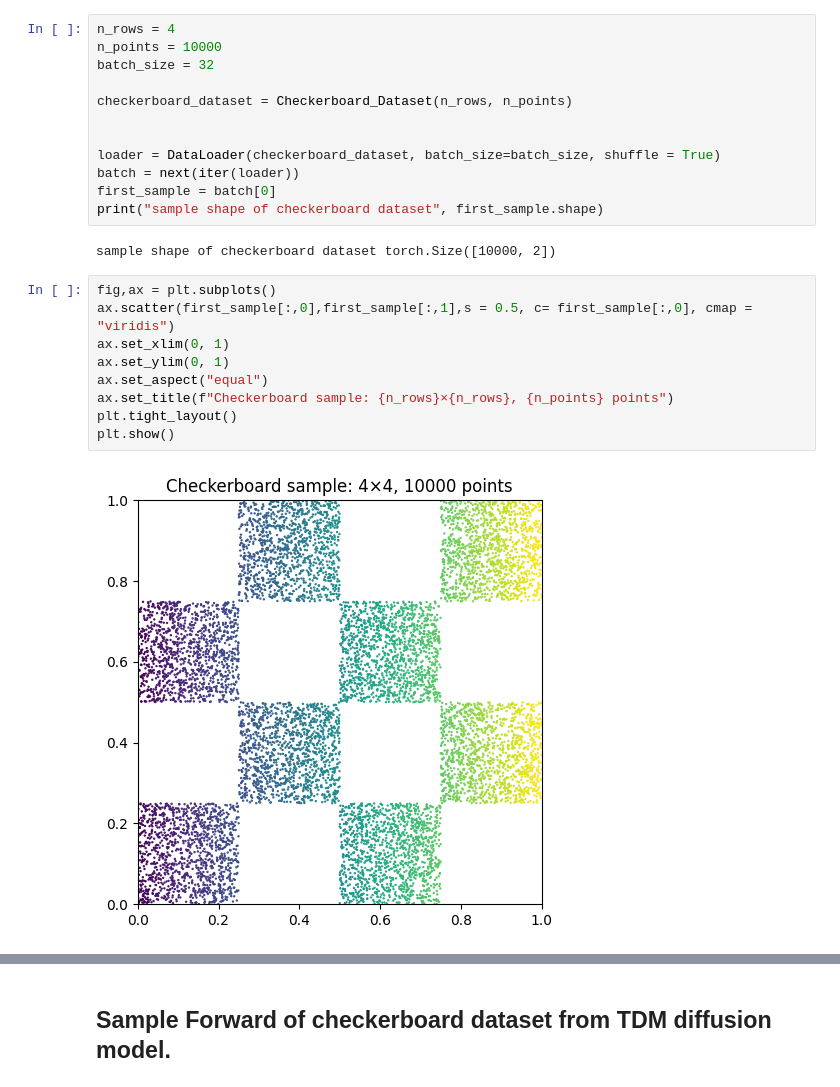
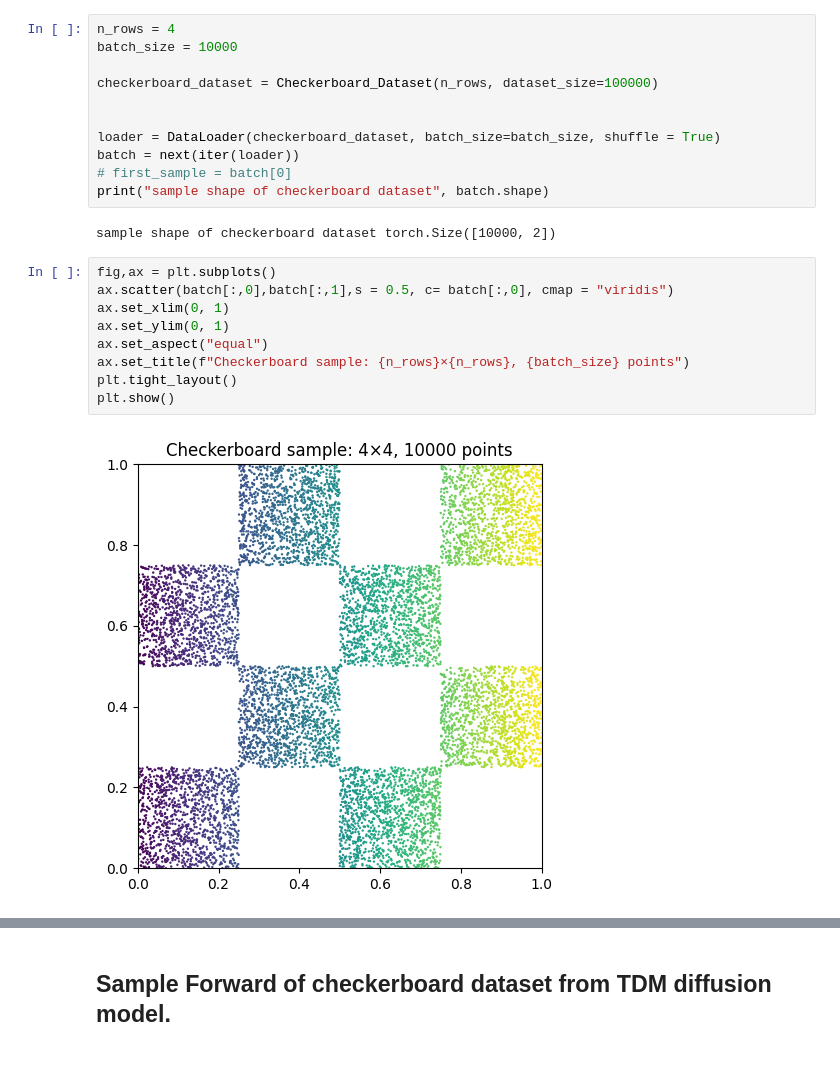
Before and after one commit to MateosCz/diffusion-playground, a Jupyter notebook: checkerboard_analysis.ipynb, the cells around one changed output, grey strips where cells are left out. Drawn from its saved outputs; the diff is of its cells as text.

```diff
--- a/checkerboard_analysis.ipynb
+++ b/checkerboard_analysis.ipynb
@@ -11,29 +11,28 @@ from src.data import Checkerboard_Dataset, TorusLieWrapper, AngleTorusWrapper, t
 from torch.utils.data import DataLoader
 # %%
 n_rows = 4
-n_points = 10000
-batch_size = 32
+batch_size = 10000
 
-checkerboard_dataset = Checkerboard_Dataset(n_rows, n_points)
+checkerboard_dataset = Checkerboard_Dataset(n_rows, dataset_size=100000)
 
 
 loader = DataLoader(checkerboard_dataset, batch_size=batch_size, shuffle = True)
 batch = next(iter(loader))
-first_sample = batch[0]
-print("sample shape of checkerboard dataset", first_sample.shape)
+# first_sample = batch[0]
+print("sample shape of checkerboard dataset", batch.shape)
 # %% [output]
 sample shape of checkerboard dataset torch.Size([10000, 2])
 # %%
 fig,ax = plt.subplots()
-ax.scatter(first_sample[:,0],first_sample[:,1],s = 0.5, c= first_sample[:,0], cmap = "viridis")
+ax.scatter(batch[:,0],batch[:,1],s = 0.5, c= batch[:,0], cmap = "viridis")
 ax.set_xlim(0, 1)
 ax.set_ylim(0, 1)
 ax.set_aspect("equal")
-ax.set_title(f"Checkerboard sample: {n_rows}×{n_rows}, {n_points} points")
+ax.set_title(f"Checkerboard sample: {n_rows}×{n_rows}, {batch_size} points")
 plt.tight_layout()
 plt.show()
 # %% [output]
-[figure, old version]
+[figure, new version]
 # %%
 # Lie torus data like checkerboard
 Torus_dataset = TorusLieWrapper(checkerboard_dataset)
```
Also changed, not shown: parts of 13 cells of this notebook, 7 other files.
